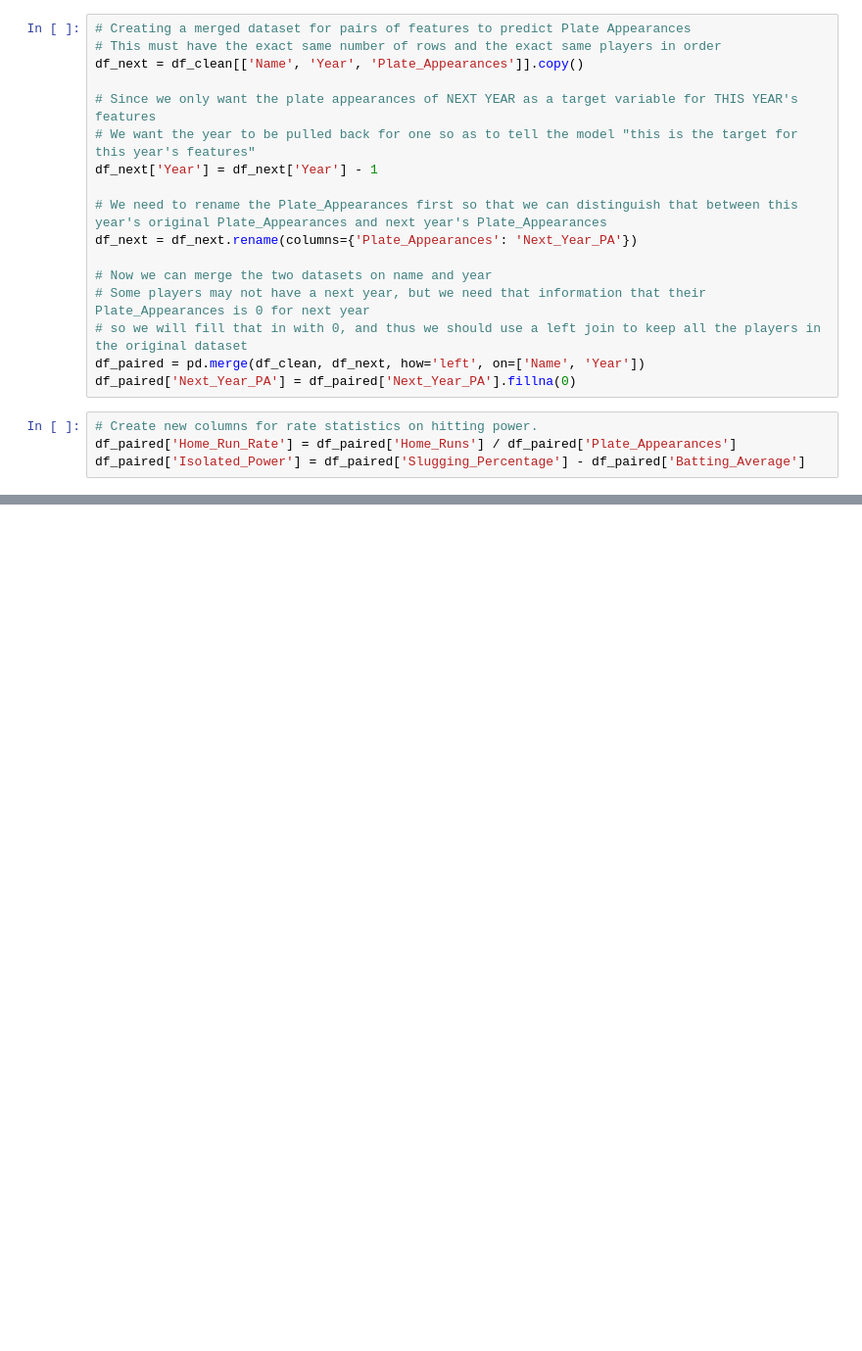
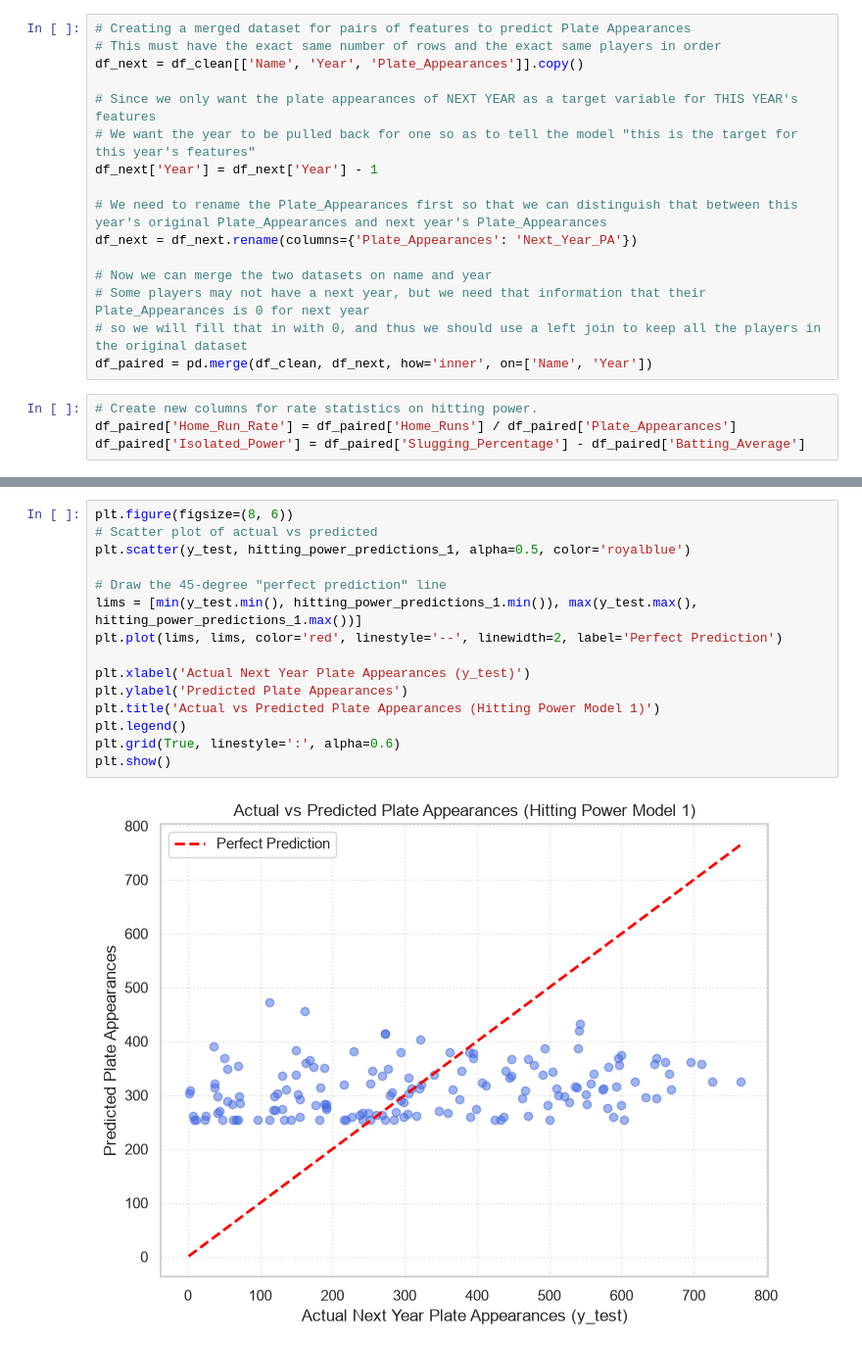
Before and after one commit to DavidRaet/CMPU250-VibeCoders-Project, a Jupyter notebook: eda/Vibe_Coders_Project.ipynb, the cells around one changed output, grey strips where cells are left out. Shown at 98% size. Drawn from its saved outputs; the diff is of its cells as text; blank space fills up the shorter version.

```diff
--- a/eda/Vibe_Coders_Project.ipynb
+++ b/eda/Vibe_Coders_Project.ipynb
@@ -761,8 +780,7 @@ df_next = df_next.rename(columns={'Plate_Appearances': 'Next_Year_PA'})
 # Now we can merge the two datasets on name and year
 # Some players may not have a next year, but we need that information that their Plate_Appearances is 0 for next year
 # so we will fill that in with 0, and thus we should use a left join to keep all the players in the original dataset
-df_paired = pd.merge(df_clean, df_next, how='left', on=['Name', 'Year'])
-df_paired['Next_Year_PA'] = df_paired['Next_Year_PA'].fillna(0)
+df_paired = pd.merge(df_clean, df_next, how='inner', on=['Name', 'Year'])
 # %%
 # Create new columns for rate statistics on hitting power.
 df_paired['Home_Run_Rate'] = df_paired['Home_Runs'] / df_paired['Plate_Appearances']
@@ -852,0 +847,17 @@ Hitting Power Model 3 RMSE: 221.1124
+# %%
+plt.figure(figsize=(8, 6))
+# Scatter plot of actual vs predicted
+plt.scatter(y_test, hitting_power_predictions_1, alpha=0.5, color='royalblue')
+
+# Draw the 45-degree "perfect prediction" line
+lims = [min(y_test.min(), hitting_power_predictions_1.min()), max(y_test.max(), hitting_power_predictions_1.max())]
+plt.plot(lims, lims, color='red', linestyle='--', linewidth=2, label='Perfect Prediction')
+
+plt.xlabel('Actual Next Year Plate Appearances (y_test)')
+plt.ylabel('Predicted Plate Appearances')
+plt.title('Actual vs Predicted Plate Appearances (Hitting Power Model 1)')
+plt.legend()
+plt.grid(True, linestyle=':', alpha=0.6)
+plt.show()
+# %% [output]
+[figure, added]
```
Also changed, not shown: parts of 20 cells of this notebook.
